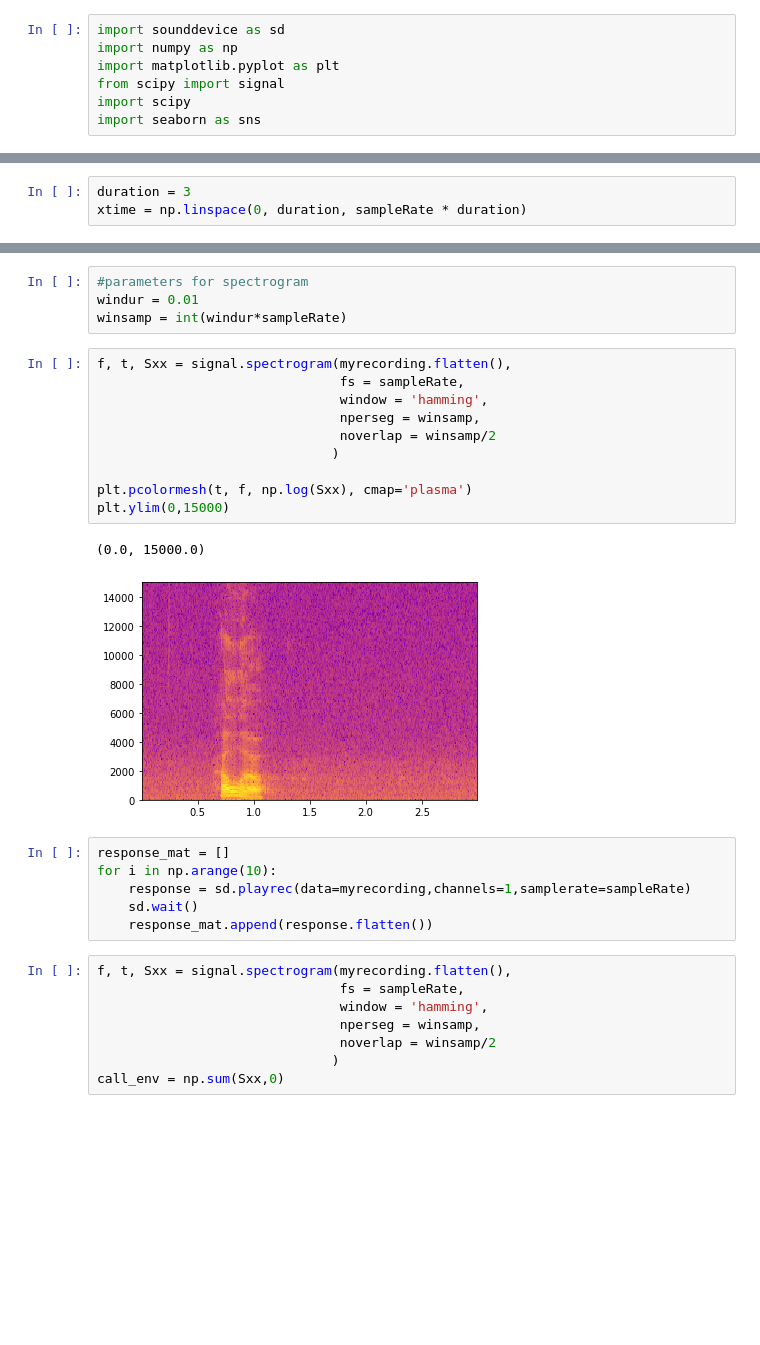
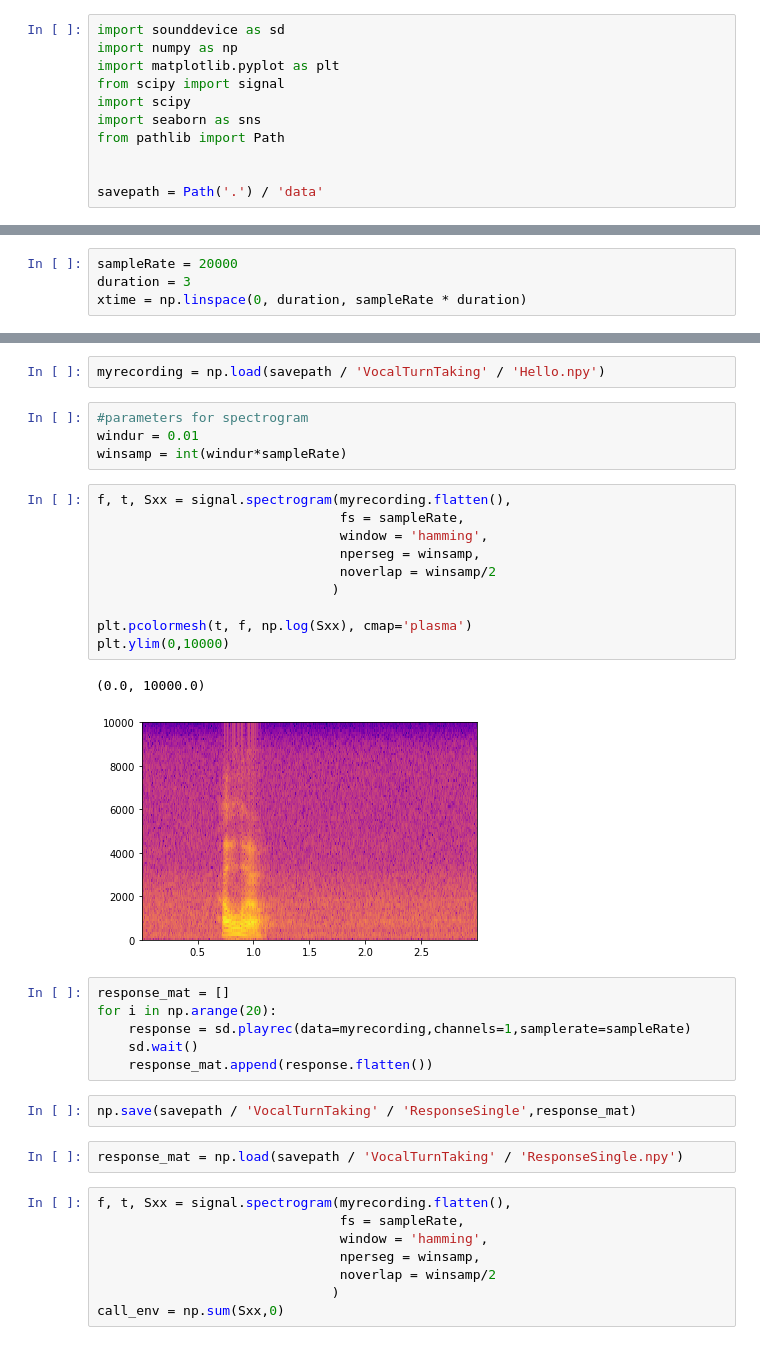
Before and after one commit to neurologic/AnimalBehavior_SP2021, a Jupyter notebook: VocalTurnTaking_RhythmExampleExpt.ipynb, the cells around one changed output, grey strips where cells are left out. Saved outputs shown, nothing was run; the diff lists cells and outputs as text; blank space fills up the shorter version.

```diff
--- a/VocalTurnTaking_RhythmExampleExpt.ipynb
+++ b/VocalTurnTaking_RhythmExampleExpt.ipynb
@@ -5,6 +5,10 @@ import matplotlib.pyplot as plt
 from scipy import signal
 import scipy
 import seaborn as sns
+from pathlib import Path
+
+
+savepath = Path('.') / 'data'
 # %%
 sampleRate = 44100
 frequency0 = 300
@@ -112,6 +116,7 @@ sd.query_devices()
 < 1 Built-in Output, Core Audio (0 in, 2 out)
   2 ZoomAudioDevice, Core Audio (2 in, 2 out)
 # %%
+sampleRate = 20000
 duration = 3
 xtime = np.linspace(0, duration, sampleRate * duration)
 # %%
@@ -127,3 +134,5 @@ sd.play(myrecording,sampleRate)
+# %%
+myrecording = np.load(savepath / 'VocalTurnTaking' / 'Hello.npy')
 # %%
 #parameters for spectrogram
 windur = 0.01
@@ -131,22 +140,26 @@ winsamp = int(windur*sampleRate)
 # %%
 f, t, Sxx = signal.spectrogram(myrecording.flatten(),
                                fs = sampleRate,
                                window = 'hamming',
                                nperseg = winsamp,
                                noverlap = winsamp/2
                               )
 
 plt.pcolormesh(t, f, np.log(Sxx), cmap='plasma')
-plt.ylim(0,15000)
+plt.ylim(0,10000)
 # %% [output]
-(0.0, 15000.0)
+(0.0, 10000.0)
-[figure, old version]
+[figure, new version]
 # %%
 response_mat = []
-for i in np.arange(10):
+for i in np.arange(20):
     response = sd.playrec(data=myrecording,channels=1,samplerate=sampleRate)
     sd.wait()
     response_mat.append(response.flatten())
+# %%
+np.save(savepath / 'VocalTurnTaking' / 'ResponseSingle',response_mat)
+# %%
+response_mat = np.load(savepath / 'VocalTurnTaking' / 'ResponseSingle.npy')
 # %%
 f, t, Sxx = signal.spectrogram(myrecording.flatten(),
                                fs = sampleRate,
```
Also changed, not shown: parts of 20 cells of this notebook.
